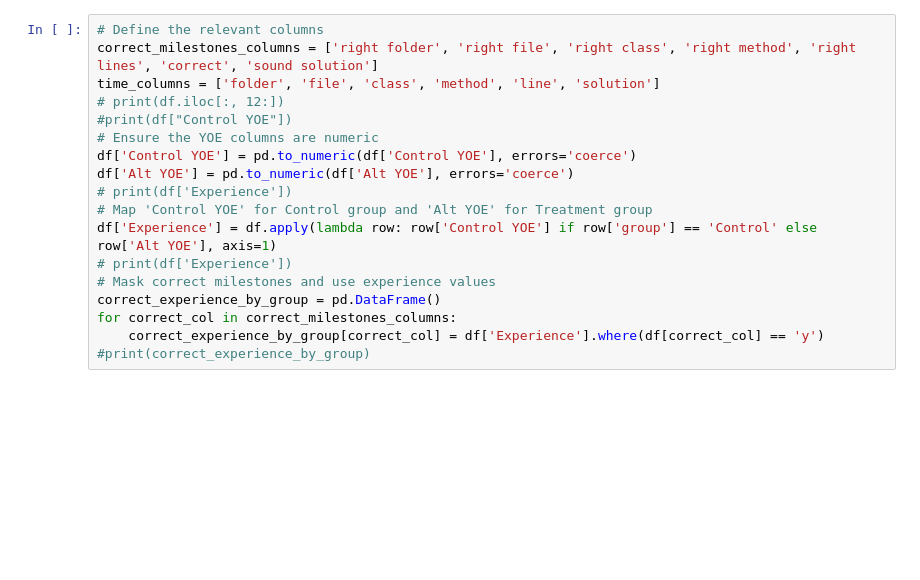
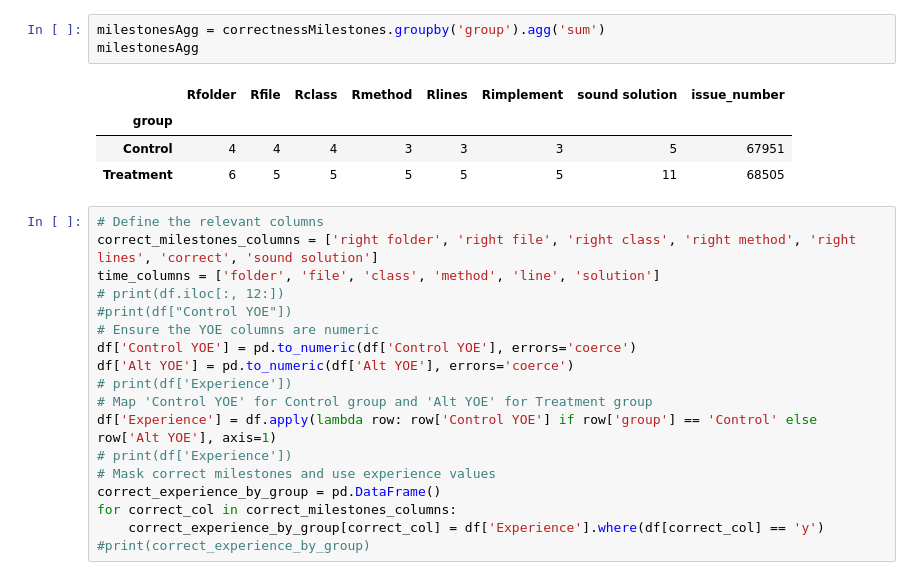
Before and after one commit to JoeyV55/DomainLabelsExperiment, a Jupyter notebook: plots-Final.ipynb, the cells around one changed output. Saved outputs shown, nothing was run; the diff lists cells and outputs as text; blank space fills up the shorter version.

```diff
--- a/plots-Final.ipynb
+++ b/plots-Final.ipynb
@@ -9,3 +59,11 @@ df = pd.read_csv(results_milestones_nov24)
+# %%
+milestonesAgg = correctnessMilestones.groupby('group').agg('sum')
+milestonesAgg
+# %% [output]
+|  | Rfolder | Rfile | Rclass | Rmethod | Rlines | Rimplement | sound solution | issue_number |
+| group |  |  |  |  |  |  |  |  |
+| Control | 4 | 4 | 4 | 3 | 3 | 3 | 5 | 67951 |
+| Treatment | 6 | 5 | 5 | 5 | 5 | 5 | 11 | 68505 |
 # %%
 # Define the relevant columns
 correct_milestones_columns = ['right folder', 'right file', 'right class', 'right method', 'right lines', 'correct', 'sound solution']
```
Also changed, not shown: parts of 3 cells of this notebook.
